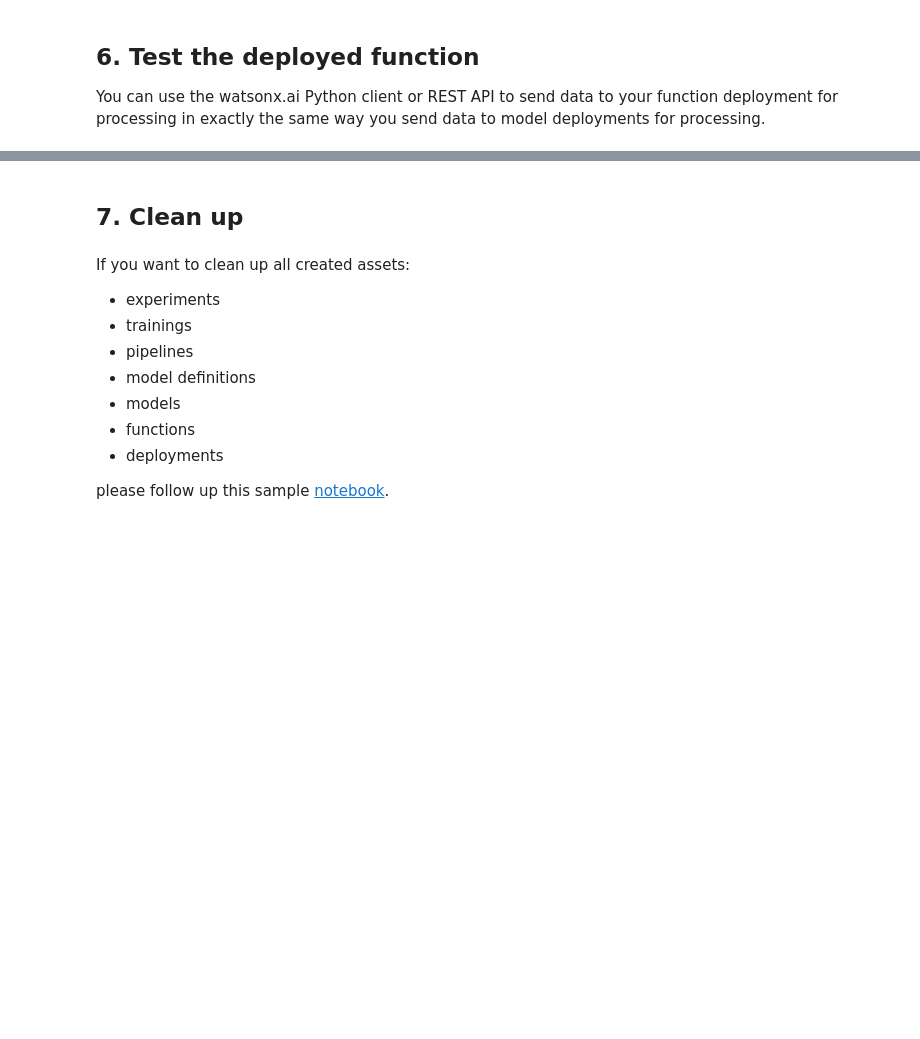
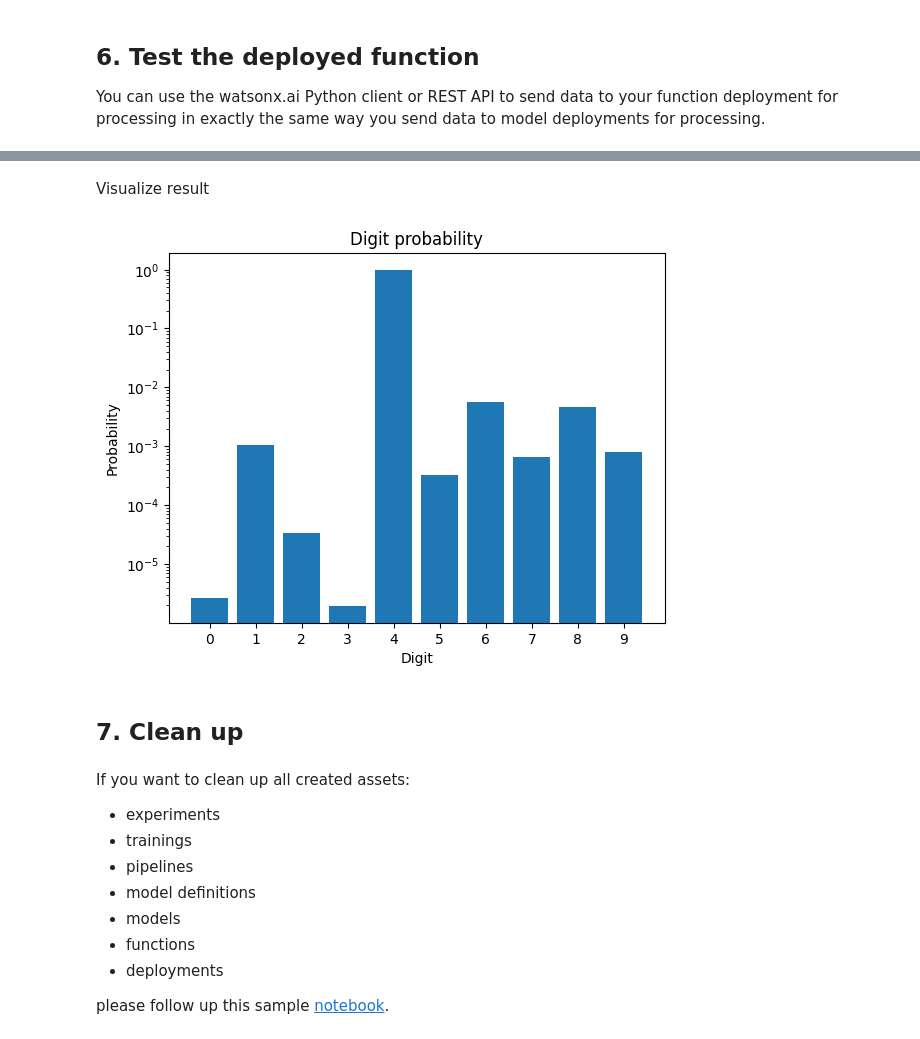
Before and after one commit to wgifford/watsonx-ai-samples, a Jupyter notebook: cpd5.2/notebooks/python_sdk/deployments/python_function/Use Python function to recognize hand-written digits.ipynb, the cells around one changed output, grey strips where cells are left out. Drawn from its saved outputs; the diff is of its cells as text; code cells hidden in the pictures; blank space fills up the shorter version.

```diff
--- a/cpd5.2/notebooks/python_sdk/deployments/python_function/Use Python function to recognize hand-written digits.ipynb
+++ b/cpd5.2/notebooks/python_sdk/deployments/python_function/Use Python function to recognize hand-written digits.ipynb
@@ -435,3 +460,15 @@ else:
+# %% [markdown]
+Visualize result
+# %%
+plt.bar(range(10), func_result["predictions"][0]["values"][0])
+plt.title("Digit probability")
+plt.xlabel("Digit")
+plt.ylabel("Probability")
+plt.xticks(range(10))
+plt.yscale("log")
+plt.show()
+# %% [output]
+[figure, added]
 # %% [markdown]
 ## <a id="cleanup"></a> 7. Clean up
 # %% [markdown]
```
Also changed, not shown: parts of 19 cells of this notebook, 12 other files.
